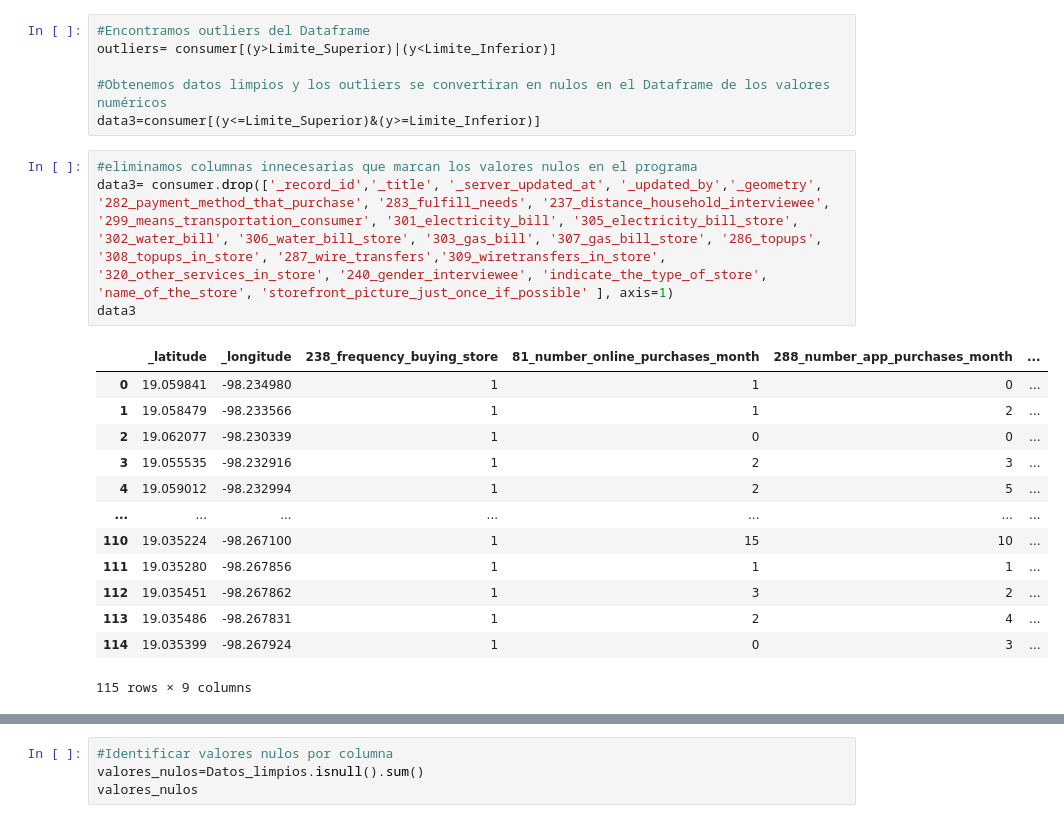
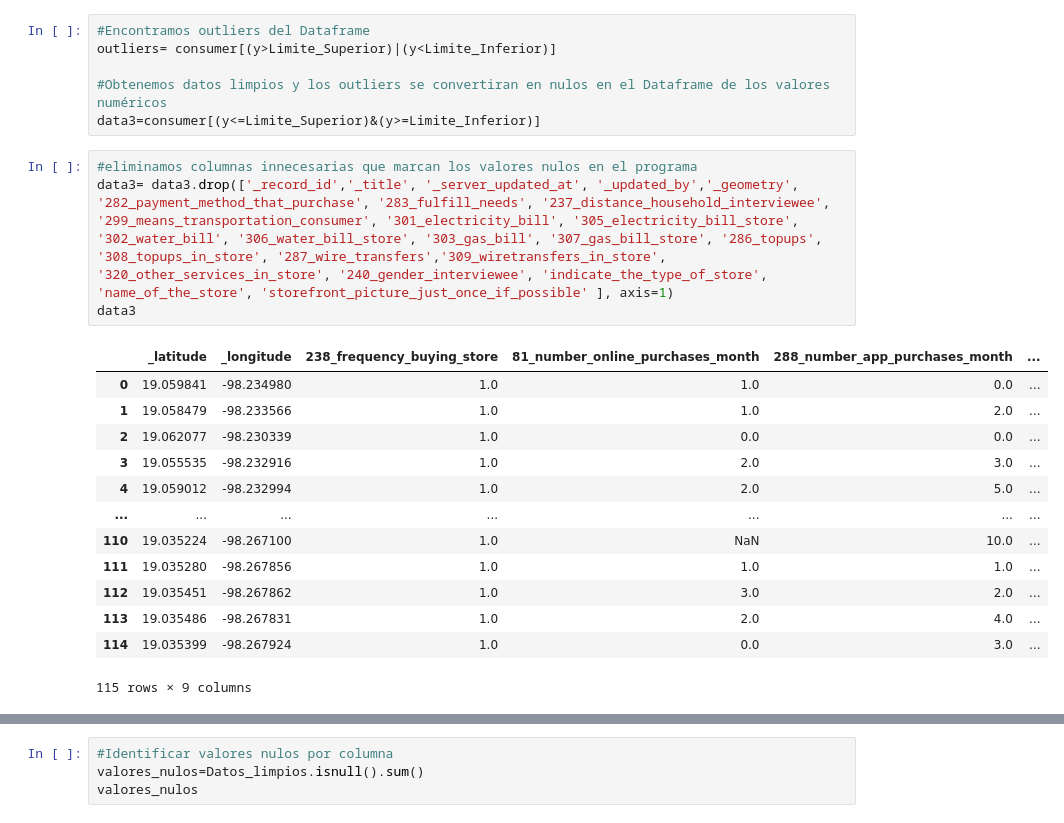
Before and after one commit to lgeralas/Examen1, a Jupyter notebook: consumer_mit_lift_lab.ipynb, the cells around one changed output, grey strips where cells are left out. Drawn from its saved outputs; the diff is of its cells as text.

```diff
--- a/consumer_mit_lift_lab.ipynb
+++ b/consumer_mit_lift_lab.ipynb
@@ -146,19 +146,19 @@ outliers= consumer[(y>Limite_Superior)|(y<Limite_Inferior)]
 data3=consumer[(y<=Limite_Superior)&(y>=Limite_Inferior)]
 # %%
 #eliminamos columnas innecesarias que marcan los valores nulos en el programa
-data3= consumer.drop(['_record_id','_title', '_server_updated_at', '_updated_by','_geometry', '282_payment_method_that_purchase', '283_fulfill_needs', '237_distance_household_interviewee', '299_means_transportation_consumer', '301_electricity_bill', '305_electricity_bill_store', '302_water_bill', '306_water_bill_store', '303_gas_bill', '307_gas_bill_store', '286_topups', '308_topups_in_store', '287_wire_transfers','309_wiretransfers_in_store', '320_other_services_in_store', '240_gender_interviewee', 'indicate_the_type_of_store', 'name_of_the_store', 'storefront_picture_just_once_if_possible' ], axis=1)
+data3= data3.drop(['_record_id','_title', '_server_updated_at', '_updated_by','_geometry', '282_payment_method_that_purchase', '283_fulfill_needs', '237_distance_household_interviewee', '299_means_transportation_consumer', '301_electricity_bill', '305_electricity_bill_store', '302_water_bill', '306_water_bill_store', '303_gas_bill', '307_gas_bill_store', '286_topups', '308_topups_in_store', '287_wire_transfers','309_wiretransfers_in_store', '320_other_services_in_store', '240_gender_interviewee', 'indicate_the_type_of_store', 'name_of_the_store', 'storefront_picture_just_once_if_possible' ], axis=1)
 data3
 # %% [output]
 |  | _latitude | _longitude | 238_frequency_buying_store | 81_number_online_purchases_month | 288_number_app_purchases_month | ... |
-| 0 | 19.059841 | -98.234980 | 1 | 1 | 0 | ... |
-| 1 | 19.058479 | -98.233566 | 1 | 1 | 2 | ... |
-| 2 | 19.062077 | -98.230339 | 1 | 0 | 0 | ... |
-| 3 | 19.055535 | -98.232916 | 1 | 2 | 3 | ... |
-| 4 | 19.059012 | -98.232994 | 1 | 2 | 5 | ... |
+| 0 | 19.059841 | -98.234980 | 1.0 | 1.0 | 0.0 | ... |
+| 1 | 19.058479 | -98.233566 | 1.0 | 1.0 | 2.0 | ... |
+| 2 | 19.062077 | -98.230339 | 1.0 | 0.0 | 0.0 | ... |
+| 3 | 19.055535 | -98.232916 | 1.0 | 2.0 | 3.0 | ... |
+| 4 | 19.059012 | -98.232994 | 1.0 | 2.0 | 5.0 | ... |
 | ... | ... | ... | ... | ... | ... | ... |
-| 110 | 19.035224 | -98.267100 | 1 | 15 | 10 | ... |
-| 111 | 19.035280 | -98.267856 | 1 | 1 | 1 | ... |
-| 112 | 19.035451 | -98.267862 | 1 | 3 | 2 | ... |
-| 113 | 19.035486 | -98.267831 | 1 | 2 | 4 | ... |
-| 114 | 19.035399 | -98.267924 | 1 | 0 | 3 | ... |
+| 110 | 19.035224 | -98.267100 | 1.0 | NaN | 10.0 | ... |
+| 111 | 19.035280 | -98.267856 | 1.0 | 1.0 | 1.0 | ... |
+| 112 | 19.035451 | -98.267862 | 1.0 | 3.0 | 2.0 | ... |
+| 113 | 19.035486 | -98.267831 | 1.0 | 2.0 | 4.0 | ... |
+| 114 | 19.035399 | -98.267924 | 1.0 | 0.0 | 3.0 | ... |
 115 rows × 9 columns
```
Also changed, not shown: parts of 2 cells of this notebook.
